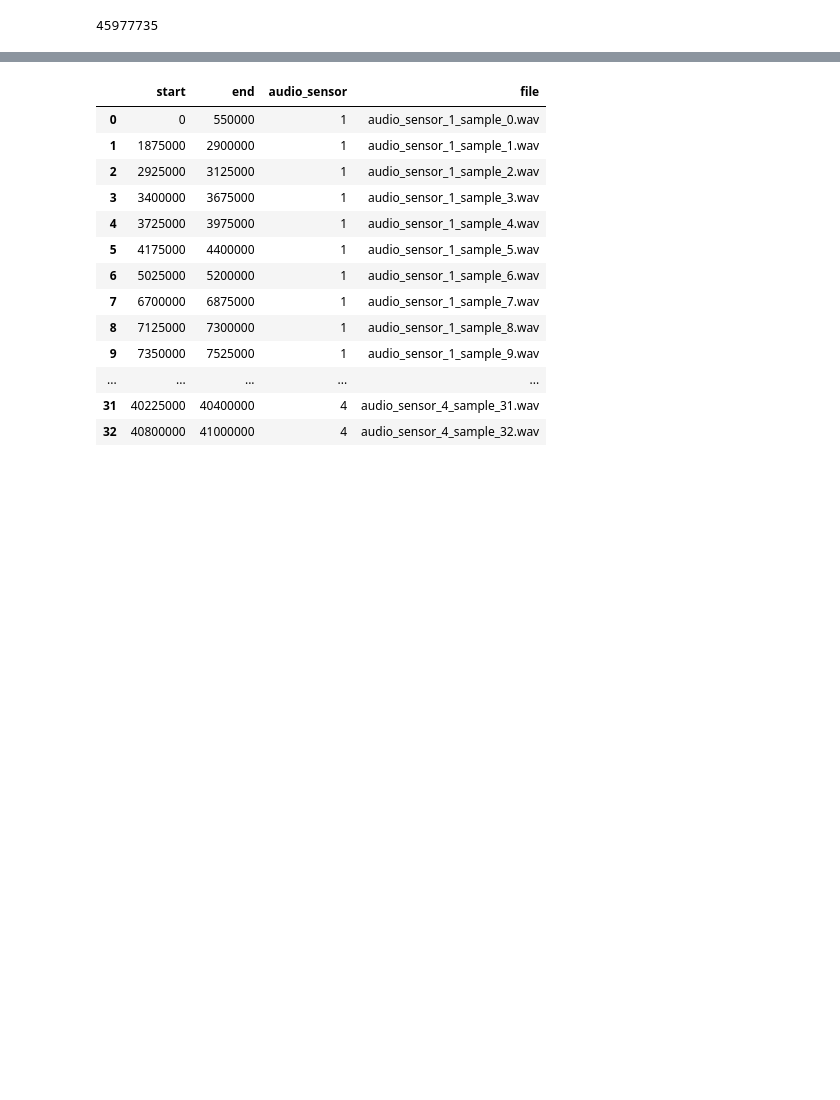
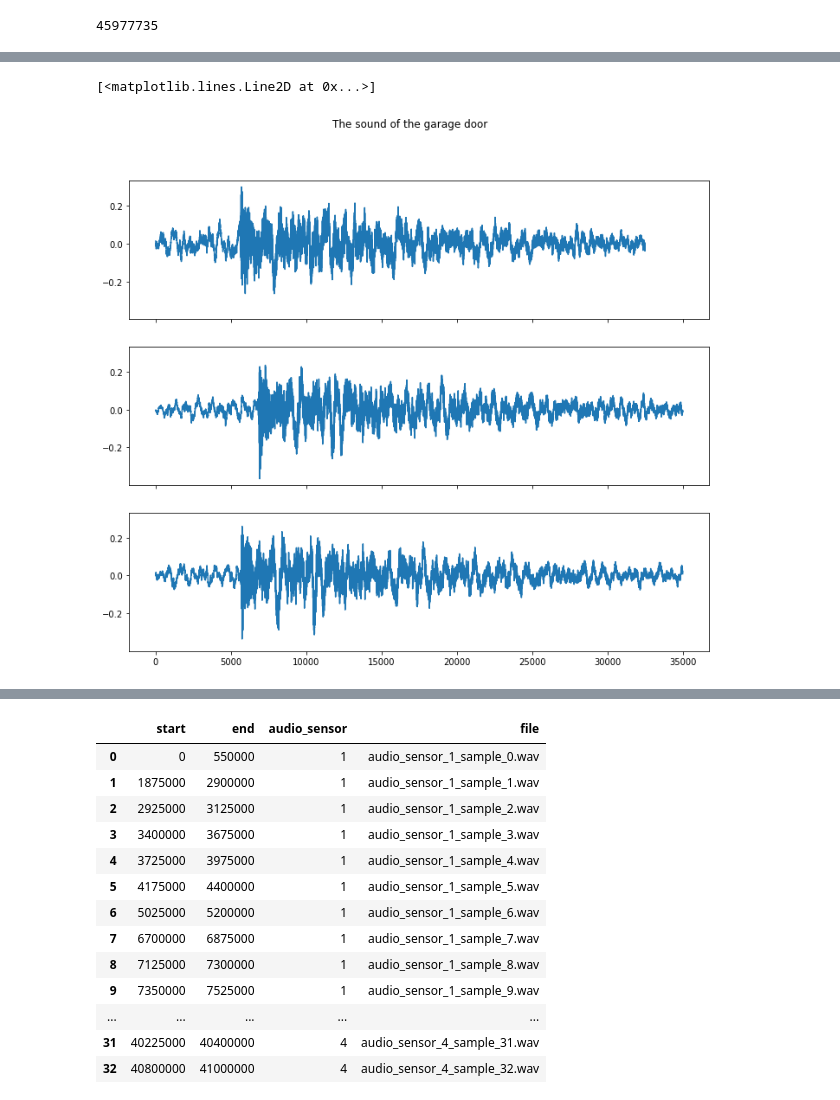
Before and after one commit to HealthyMindTech/junction-2021-floormagic, a Jupyter notebook: junction21_aud.ipynb, the cells around one changed output, grey strips where cells are left out. Saved outputs shown, nothing was run; the diff lists cells and outputs as text; code cells hidden in the pictures; blank space fills up the shorter version.

```diff
--- a/junction21_aud.ipynb
+++ b/junction21_aud.ipynb
@@ -166,2 +167,15 @@ ipd.Audio(selected_aud[sound_clips[5][0]:sound_clips[5][1]], rate=22050)
 # %% [output]
 [interactive output not drawn]
+# %%
+# the sound of the door
+door1 = selected_aud[sound_clips[13][0]:sound_clips[13][1]]
+door2 = selected_aud[sound_clips[14][0]:sound_clips[14][1]]
+door3 = selected_aud[sound_clips[17][0]:sound_clips[17][1]]
+fig, axs = plt.subplots(3, figsize=(12,10), sharey=True, sharex=True)
+fig.suptitle('The sound of the garage door')
+axs[0].plot(door1)
+axs[1].plot(door2)
+axs[2].plot(door3)
+# %% [output]
+[<matplotlib.lines.Line2D at 0x...>]
+[figure, added]
```
Also changed, not shown: parts of 16 cells of this notebook, 4 other files.
